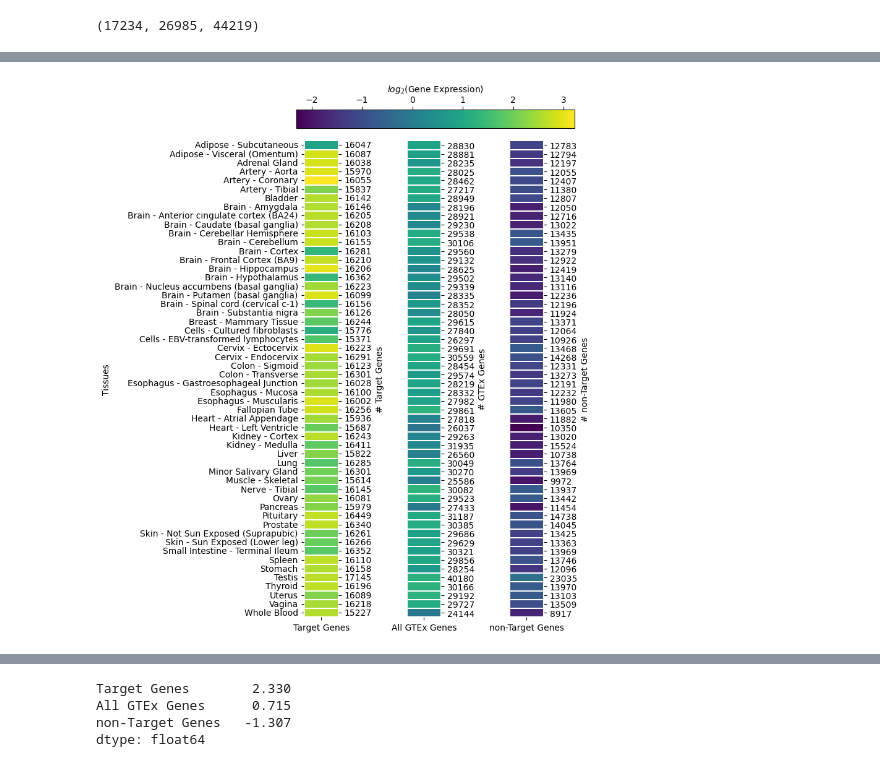
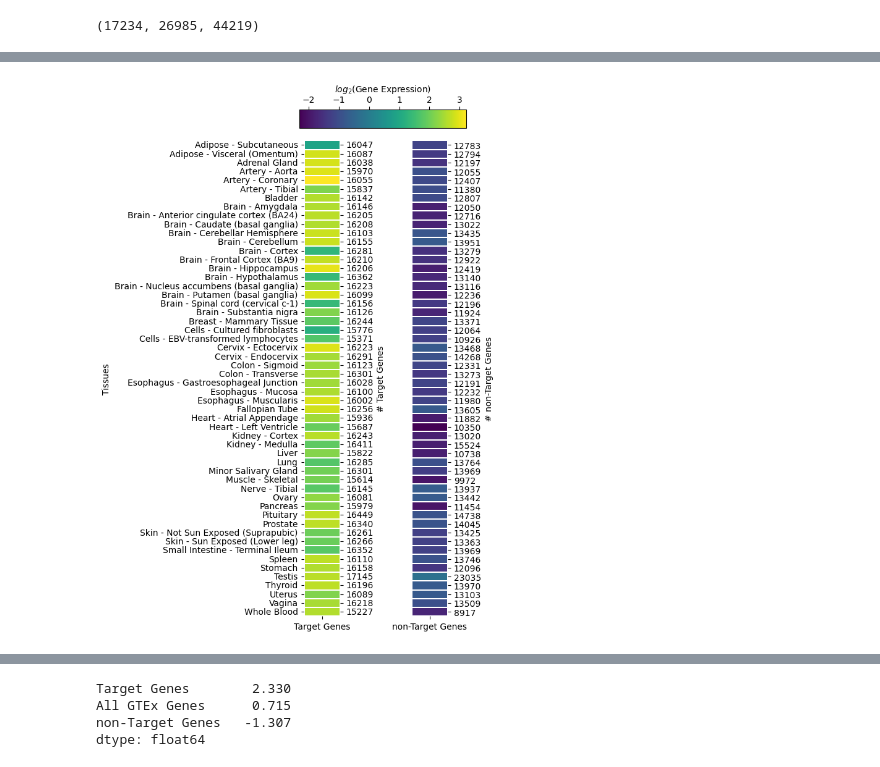
Before and after one commit to JulianMeigen/Bachelor, a Jupyter notebook: E_Single_TFBS/Ensemble_TF_Genexpr.ipynb, the cells around one changed output, grey strips where cells are left out. Cells and saved outputs as stored; diff of their text form; code cells hidden in the pictures.

```diff
--- a/E_Single_TFBS/Ensemble_TF_Genexpr.ipynb
+++ b/E_Single_TFBS/Ensemble_TF_Genexpr.ipynb
@@ -33,9 +33,9 @@ path_gtex = r"C:\Users\julia\MyPython\BA\GTEx_GenExpr_ucsc.csv"
 # %%
 # MAC
 
-# path = "/Users/julianmeigen/Uni/Bachelor/DATA/All_TFBS_new.csv"
-# path_ens = "/Users/julianmeigen/Uni/Bachelor/DATA/DataSet_TFs_ENSEMBLE_IDs.txt"
-# path_gtex = "/Users/julianmeigen/Uni/Bachelor/DATA/GTEx_GenExpr_ucsc.csv"
+path = "/Users/julianmeigen/Uni/Bachelor/DATA/All_TFBS_new.csv"
+path_ens = "/Users/julianmeigen/Uni/Bachelor/DATA/DataSet_TFs_ENSEMBLE_IDs.txt"
+path_gtex = "/Users/julianmeigen/Uni/Bachelor/DATA/GTEx_GenExpr_ucsc.csv"
 # %% [markdown]
 ## Load Data
 # %%
@@ -135,7 +148,7 @@ heatmapkws = dict(square=False, cbar=False,  cmap=my_cmap, fmt=".2f", linewidths
 
 
 
-fig, axes = plt.subplots(nrows=1, ncols=3, figsize=(5,10))
+fig, axes = plt.subplots(nrows=1, ncols=2, figsize=(3,10))
 plt.subplots_adjust( wspace=2)
 
 secax0 = axes[0].twinx()
@@ -147,11 +160,11 @@ sns.heatmap(target_expr.mean().to_frame(name="Target Genes"), ax=axes[0], xtickl
 sns.heatmap(target_expr.mean().to_frame(name="Target Genes"), ax=secax0, xticklabels=True, yticklabels=True,  **heatmapkws)
 
 # all genes
-sns.heatmap( gtex_expr_log_filter_NA_rows.mean().to_frame(name="All GTEx Genes"), ax=axes[1], xticklabels=True, yticklabels=True,  **heatmapkws)
+#sns.heatmap( gtex_expr_log_filter_NA_rows.mean().to_frame(name="All GTEx Genes"), ax=axes[2], xticklabels=True, yticklabels=True,  **heatmapkws)
 # sns.heatmap(mean_gtex_expr_log.to_frame(name="All GTEx Genes"), ax=secax1, xticklabels=True, yticklabels=False,  **heatmapkws)
 
 # non-target-genes
-sns.heatmap(mean_not_target.to_frame(name="non-Target Genes"), ax=axes[2], xticklabels=True, yticklabels=True,  **heatmapkws)
+sns.heatmap(mean_not_target.to_frame(name="non-Target Genes"), ax=axes[1], xticklabels=True, yticklabels=True,  **heatmapkws)
 # sns.heatmap(not_target_gtex_df["meanExpr"].to_frame("non-Target Genes"), ax=secax2, xticklabels=True, yticklabels=False,  **heatmapkws)
 
 # AXIS 1
@@ -160,42 +173,42 @@ axes[0].set_ylabel('Tissues')
 
 ## Set first x axis
 #axes[0].tick_params(axis="x", top=True, labeltop=True, labelbottom=False, bottom=False)
 
 ## Set secondary y_axis
 secax0.set_ylim([0,axes[0].get_ylim()[0]])
 secax0.set_yticks(axes[0].get_yticks())
 secax0.set_ylabel("# Target Genes")
 secax0.set_yticklabels(target_expr.count()[::-1]) # Target Gene Count
 
 ## Set secondary x axis
 secax0.tick_params(axis="x", top=False, labeltop=False, labelbottom=True, bottom=True)
 
 
 # AXIS 2
 ## Set y_axis
-axes[1].tick_params(axis="y", right=True, left=False, labelleft=False, labelright = True, labelrotation=0)
-axes[1].set_yticklabels(gtex_expr_log_filter_NA_rows.count())
-axes[1].yaxis.set_label_position("right")
-axes[1].set_ylabel("# GTEx Genes")
+#axes[2].tick_params(axis="y", right=True, left=False, labelleft=False, labelright = True, labelrotation=0)
+#axes[2].set_yticklabels(gtex_expr_log_filter_NA_rows.count())
+#axes[2].yaxis.set_label_position("right")
+#axes[2].set_ylabel("# GTEx Genes")
 
 # AXIS 3
 ## Set y_axis
-axes[2].tick_params(axis="y", right=True, left=False, labelleft=False, labelright =True, labelrotation=0)
-axes[2].set_yticklabels(not_target_expr.count())
-axes[2].yaxis.set_label_position("right")
-axes[2].set_ylabel("# non-Target Genes")
+axes[1].tick_params(axis="y", right=True, left=False, labelleft=False, labelright =True, labelrotation=0)
+axes[1].set_yticklabels(not_target_expr.count())
+axes[1].yaxis.set_label_position("right")
+axes[1].set_ylabel("# non-Target Genes")
 
 
 
 # COLORBAR
 cax = fig.add_axes([0.1,0.9,0.9,0.03])
 sm = mpl.cm.ScalarMappable(cmap=my_cmap, norm=norm)
 sm.set_array([])
 fig.colorbar(sm, cax=cax, orientation="horizontal", location="top", label="$log_2$(Gene Expression)")
 
 #plt.savefig("images_BA/All_GTEx_Genes_Heatmap.pdf", bbox_inches = 'tight')
 # %% [output]
-[figure, old version]
+[figure, new version]
 # %%
 # Longtablke Latex
 # .join(gtex_expr_log_filter_NA_rows.mean().to_frame())
```
Also changed, not shown: parts of 20 cells of this notebook, 2 other files.
